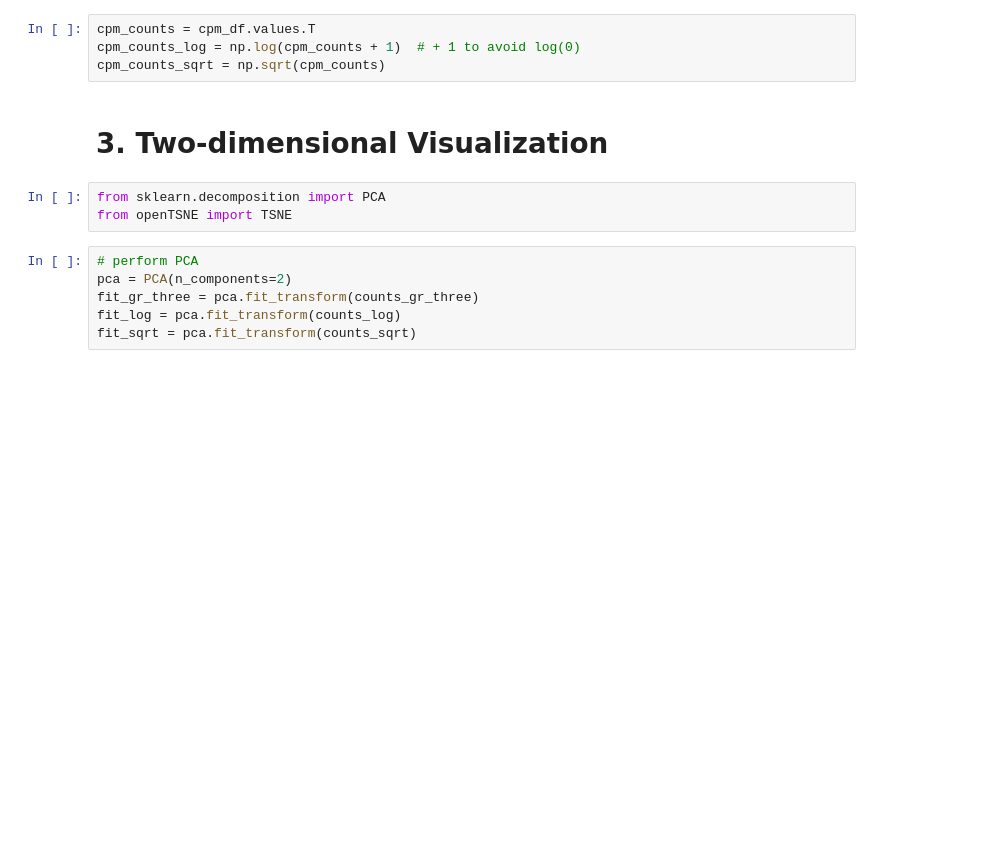
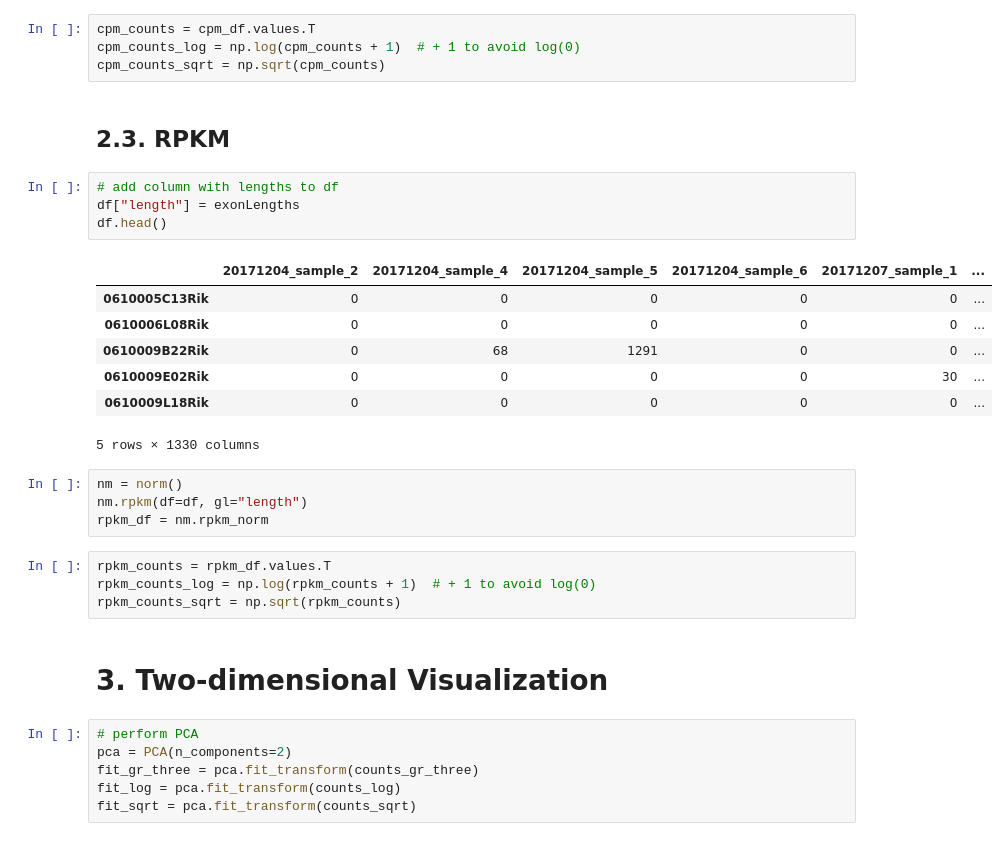
Before and after one commit to H-Kugler/neural-data-science, a Jupyter notebook: final_project/practical03_harri.ipynb, the cells around one changed output. Drawn from its saved outputs; the diff is of its cells as text; blank space fills up the shorter version.

```diff
--- a/final_project/practical03_harri.ipynb
+++ b/final_project/practical03_harri.ipynb
@@ -391,11 +393,30 @@ cpm_df = nm.cpm_norm
 cpm_counts = cpm_df.values.T
 cpm_counts_log = np.log(cpm_counts + 1)  # + 1 to avoid log(0)
 cpm_counts_sqrt = np.sqrt(cpm_counts)
+# %% [markdown]
+## 2.3. RPKM
+# %%
+# add column with lengths to df
+df["length"] = exonLengths
+df.head()
+# %% [output]
+|  | 20171204_sample_2 | 20171204_sample_4 | 20171204_sample_5 | 20171204_sample_6 | 20171207_sample_1 | ... |
+| 0610005C13Rik | 0 | 0 | 0 | 0 | 0 | ... |
+| 0610006L08Rik | 0 | 0 | 0 | 0 | 0 | ... |
+| 0610009B22Rik | 0 | 68 | 1291 | 0 | 0 | ... |
+| 0610009E02Rik | 0 | 0 | 0 | 0 | 30 | ... |
+| 0610009L18Rik | 0 | 0 | 0 | 0 | 0 | ... |
+5 rows × 1330 columns
+# %%
+nm = norm()
+nm.rpkm(df=df, gl="length")
+rpkm_df = nm.rpkm_norm
+# %%
+rpkm_counts = rpkm_df.values.T
+rpkm_counts_log = np.log(rpkm_counts + 1)  # + 1 to avoid log(0)
+rpkm_counts_sqrt = np.sqrt(rpkm_counts)
 # %% [markdown]
 # 3. Two-dimensional Visualization
-# %%
-from sklearn.decomposition import PCA
-from openTSNE import TSNE
 # %%
 # perform PCA
 pca = PCA(n_components=2)
```
Also changed, not shown: parts of 6 cells of this notebook.
